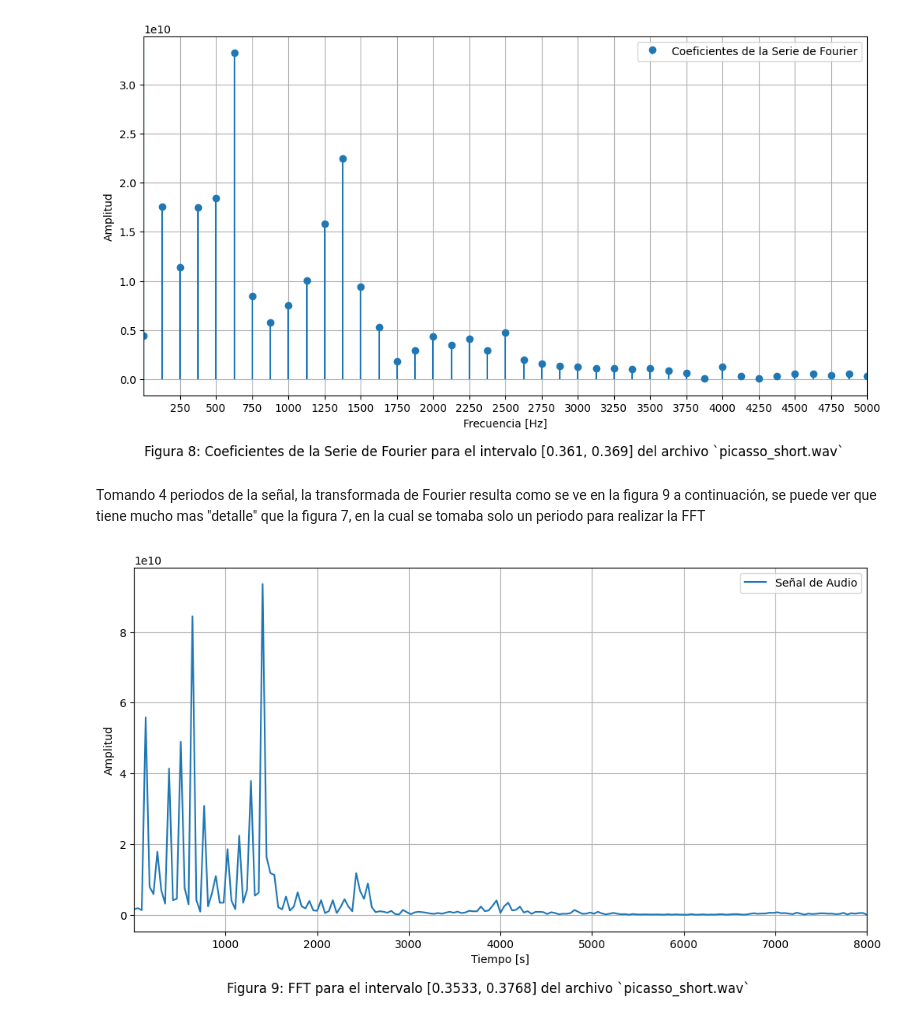
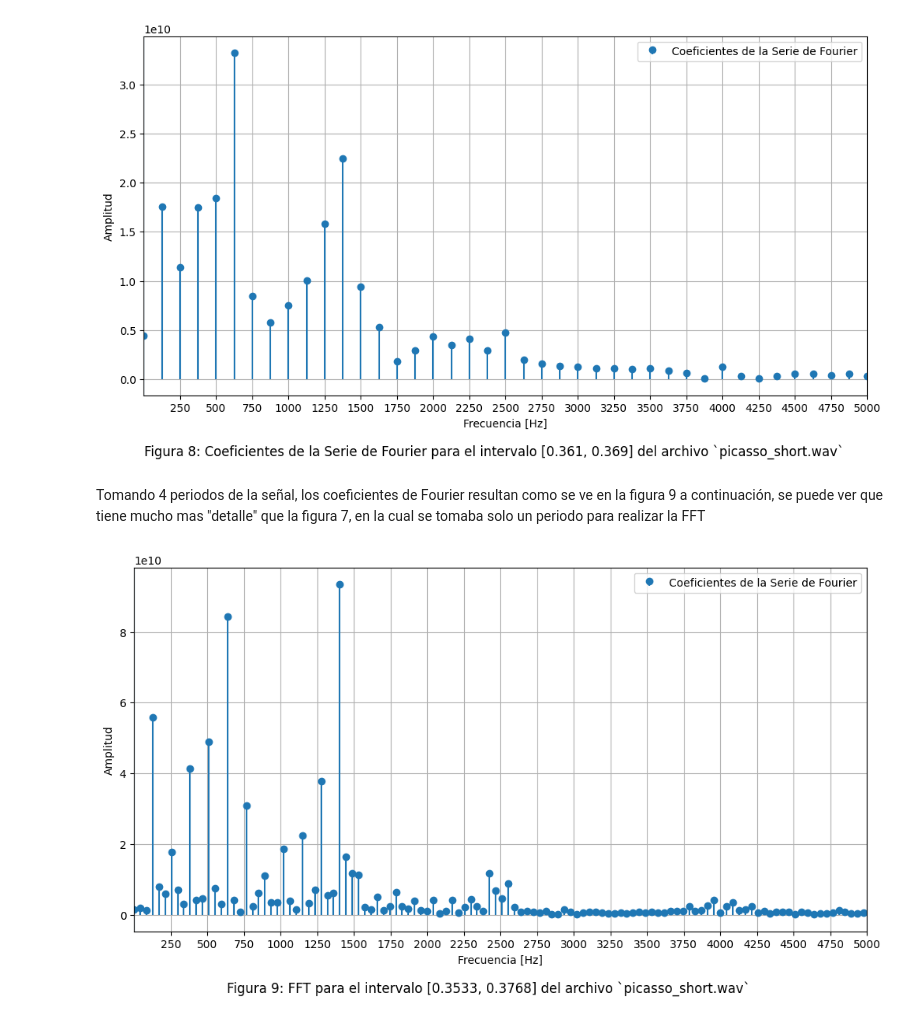
Before and after one commit to mjkloeckner/TB065, a Jupyter notebook: tpe.ipynb, the cells around one changed output. Cells and saved outputs as stored; diff of their text form; code cells hidden in the pictures.

```diff
--- a/tpe.ipynb
+++ b/tpe.ipynb
@@ -165,11 +165,11 @@ graph_fourier(short_sample_data, short_sample_fs, t, dt, title, 8, 5000, coef=Tr
 # %% [output]
 [figure]
 # %% [markdown]
-Tomando 4 periodos de la señal, la transformada de Fourier resulta como se ve en la figura 9 a continuación, se puede ver que tiene mucho mas "detalle" que la figura 7, en la cual se tomaba solo un periodo para realizar la FFT
+Tomando 4 periodos de la señal, los coeficientes de Fourier resultan como se ve en la figura 9 a continuación, se puede ver que tiene mucho mas "detalle" que la figura 7, en la cual se tomaba solo un periodo para realizar la FFT
 # %%
 t=0.3533
 dt=0.0235
 title = f'FFT para el intervalo [{t}, {t+dt}] del archivo `{short_sample_file_name}`'
-graph_fourier(short_sample_data, short_sample_fs, t, dt, title, 9, 8000)
+graph_fourier(short_sample_data, short_sample_fs, t, dt, title, 9, 5000, coef=True, ticks=250)
 # %% [output]
-[figure, old version]
+[figure, new version]
```
Also changed, not shown: parts of 4 cells of this notebook.
